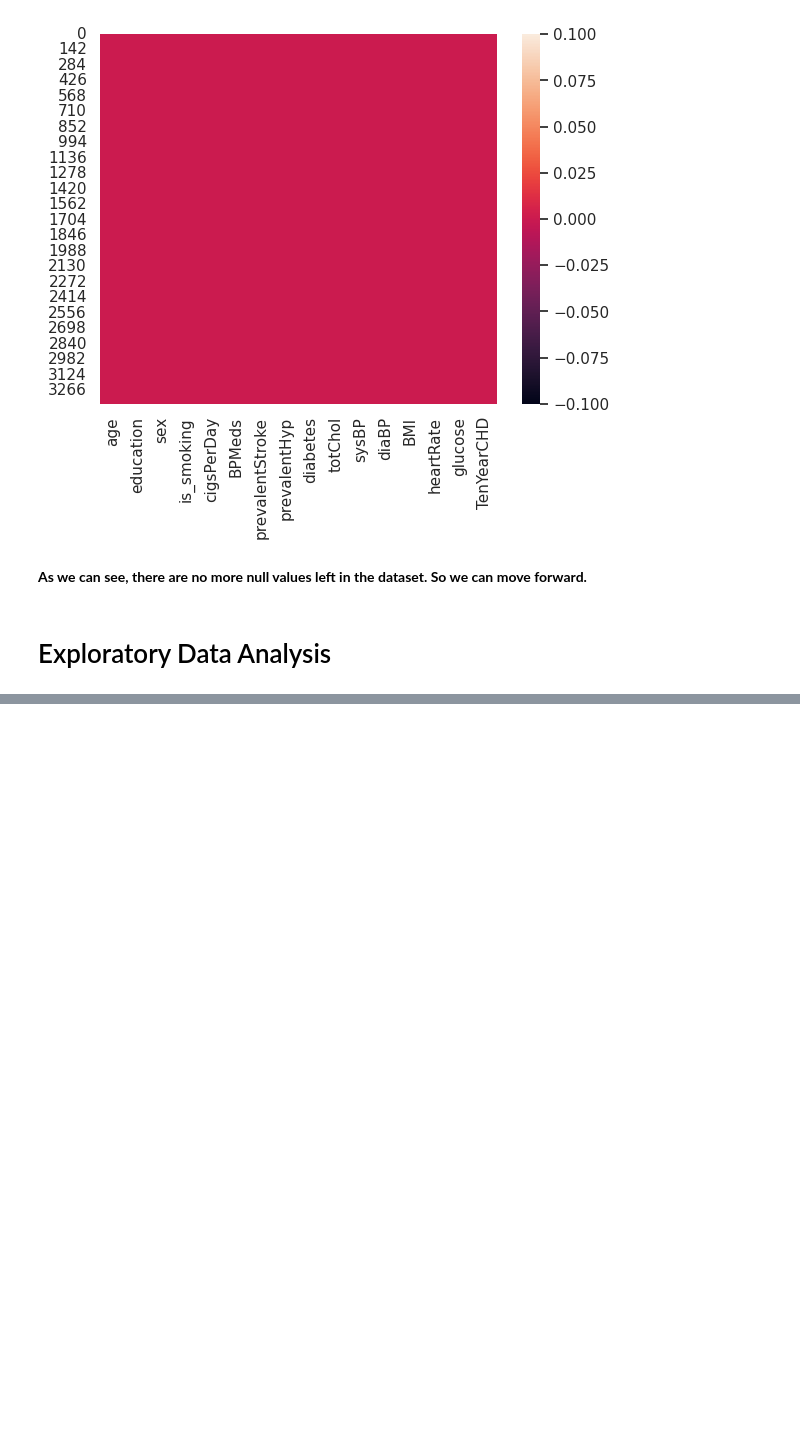
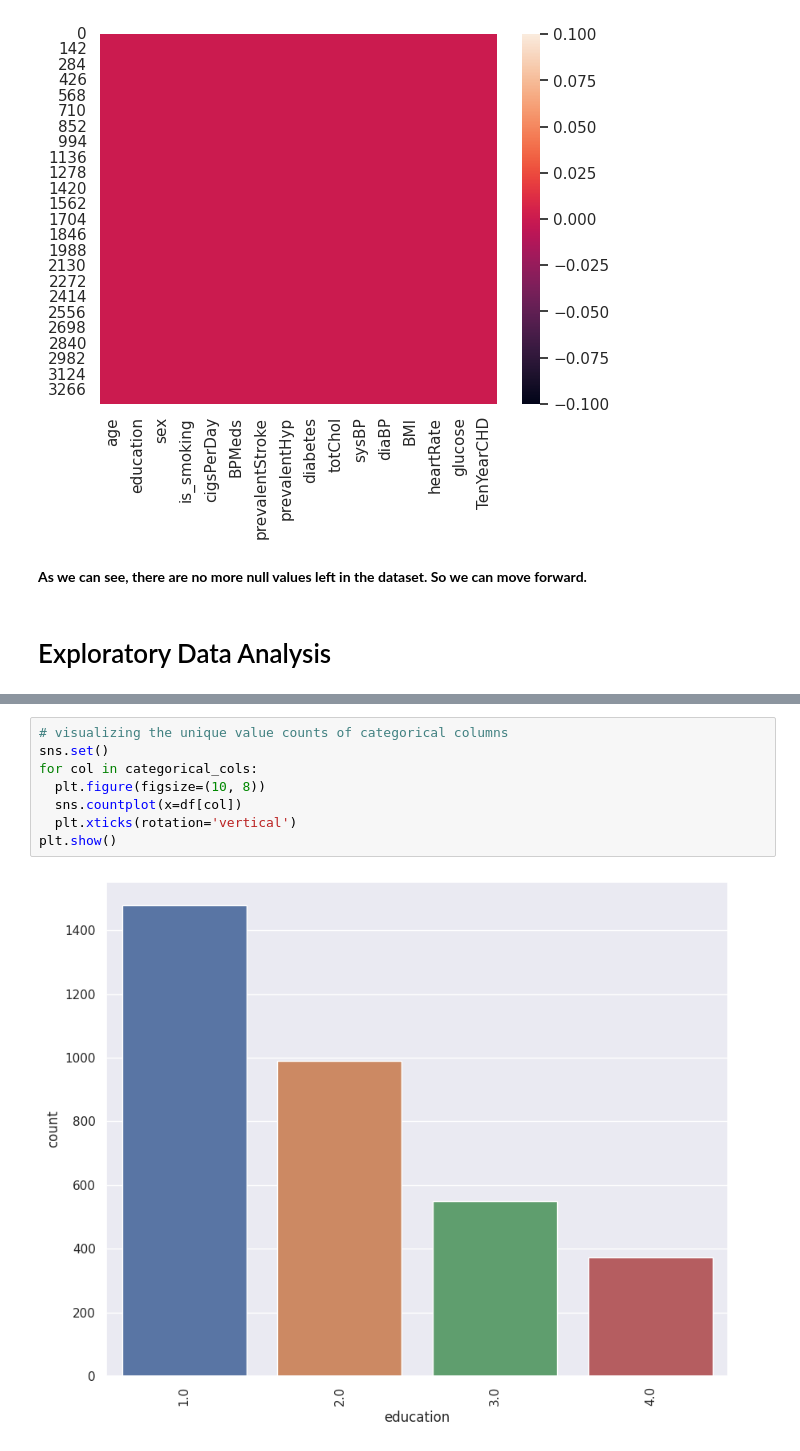
Before and after one commit to anasmalik081/Cardiovascular-Risk-Prediction-Capstone-Project, a Jupyter notebook: Individual_Notebook_Cardiovascular_Risk_Prediction_Capstone_Project.ipynb, the cells around one changed output, grey strips where cells are left out. Saved outputs shown, nothing was run; the diff lists cells and outputs as text; blank space fills up the shorter version.

```diff
--- a/Individual_Notebook_Cardiovascular_Risk_Prediction_Capstone_Project.ipynb
+++ b/Individual_Notebook_Cardiovascular_Risk_Prediction_Capstone_Project.ipynb
@@ -343,0 +398,10 @@ sns.heatmap(df.isnull())
+# %%
+# visualizing the unique value counts of categorical columns
+sns.set()
+for col in categorical_cols:
+  plt.figure(figsize=(10, 8))
+  sns.countplot(x=df[col])
+  plt.xticks(rotation='vertical')
+plt.show()
+# %% [output]
+[figure, added]
```
Also changed, not shown: parts of 9 cells of this notebook.
